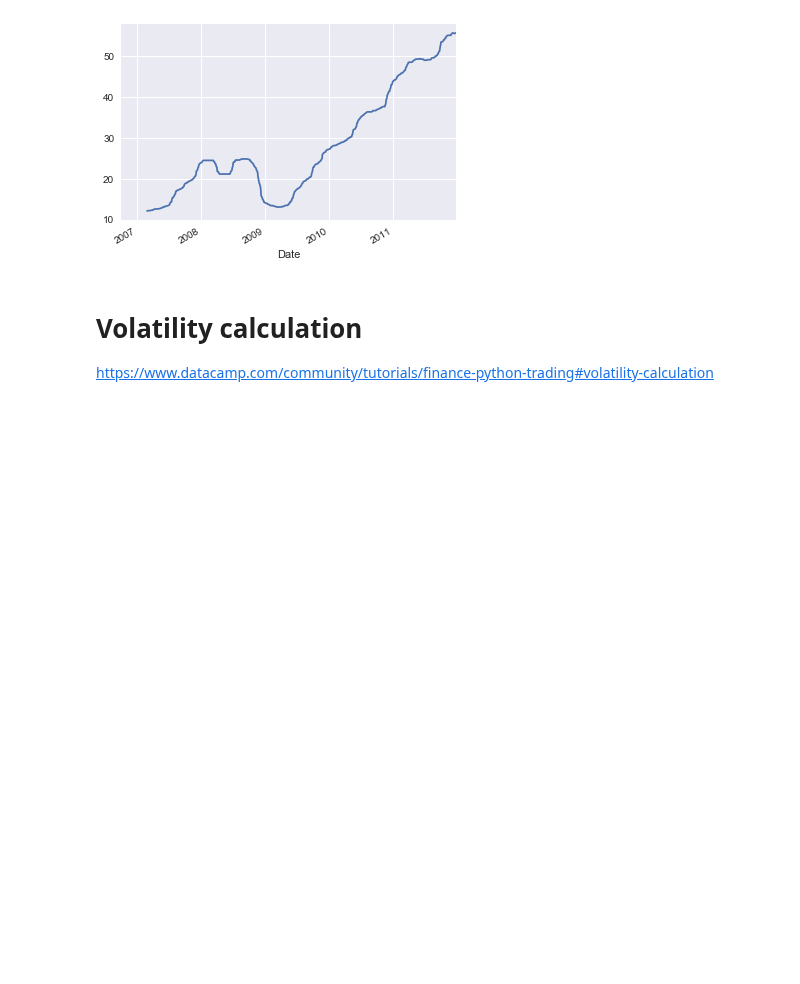
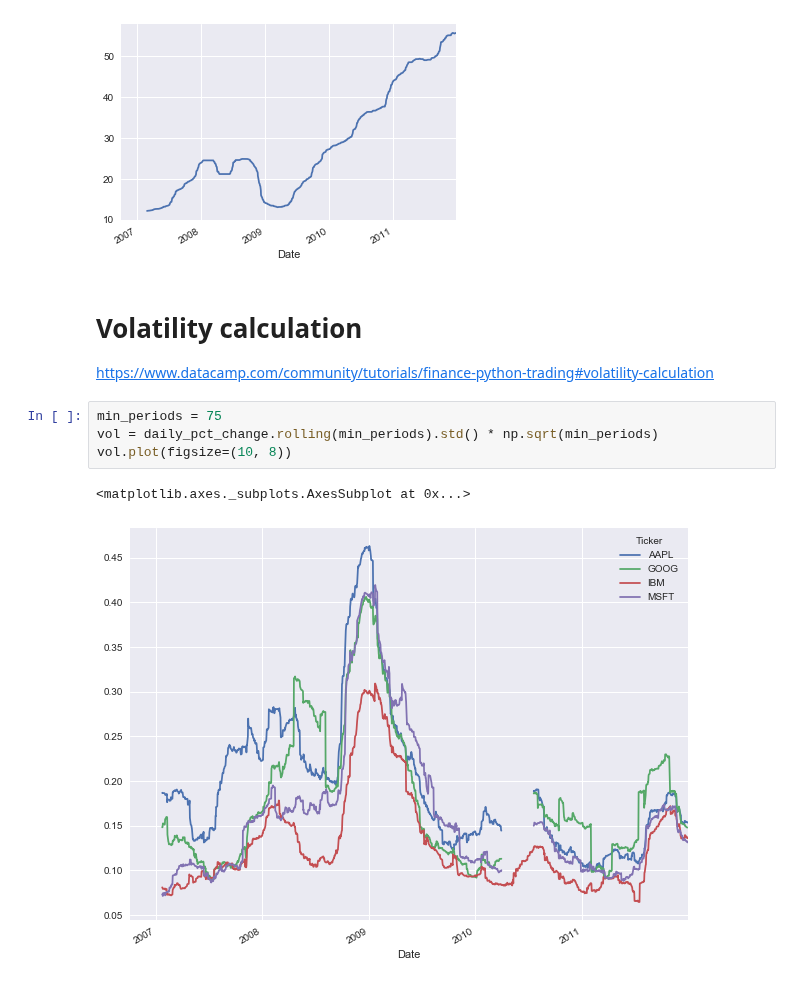
Before and after one commit to minimalgeek/Python, a Jupyter notebook: NLP/Finance/01_tutorial.ipynb, the cells around one changed output. Drawn from its saved outputs; the diff is of its cells as text; blank space fills up the shorter version.

```diff
--- a/NLP/Finance/01_tutorial.ipynb
+++ b/NLP/Finance/01_tutorial.ipynb
@@ -333,3 +333,10 @@ aapl['Close'].rolling(window=100).median().plot()
 # %% [markdown]
 # Volatility calculation
 https://www.datacamp.com/community/tutorials/finance-python-trading#volatility-calculation
+# %%
+min_periods = 75
+vol = daily_pct_change.rolling(min_periods).std() * np.sqrt(min_periods)
+vol.plot(figsize=(10, 8))
+# %% [output]
+<matplotlib.axes._subplots.AxesSubplot at 0x...>
+[figure, added]
```
Also changed, not shown: parts of 35 cells of this notebook, 1 other file.
